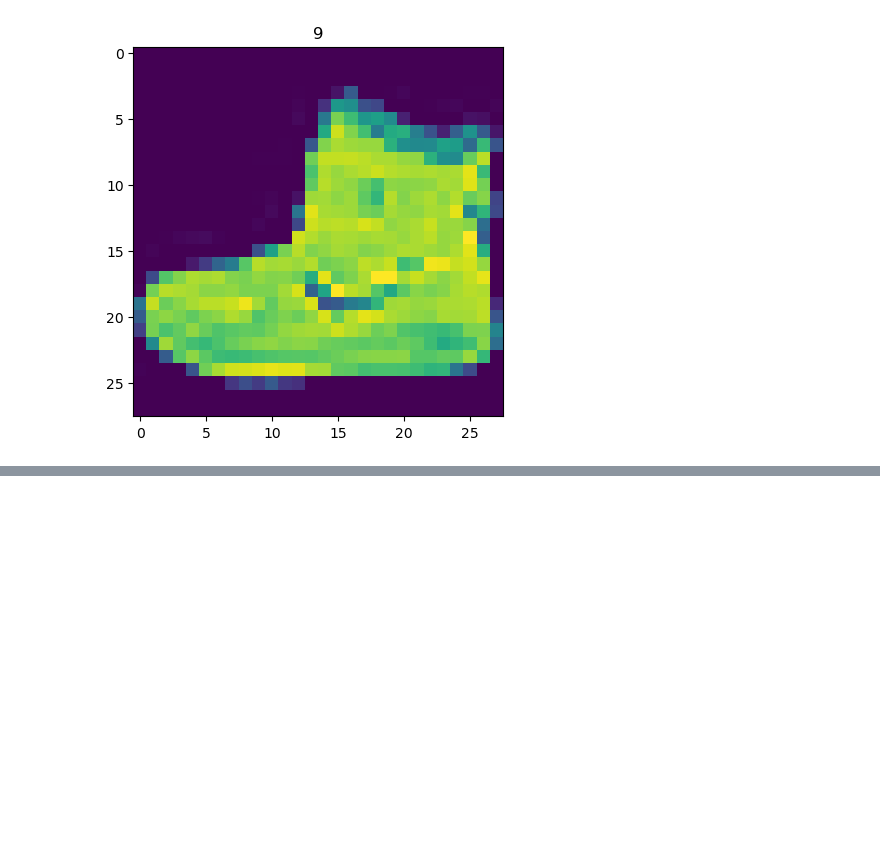
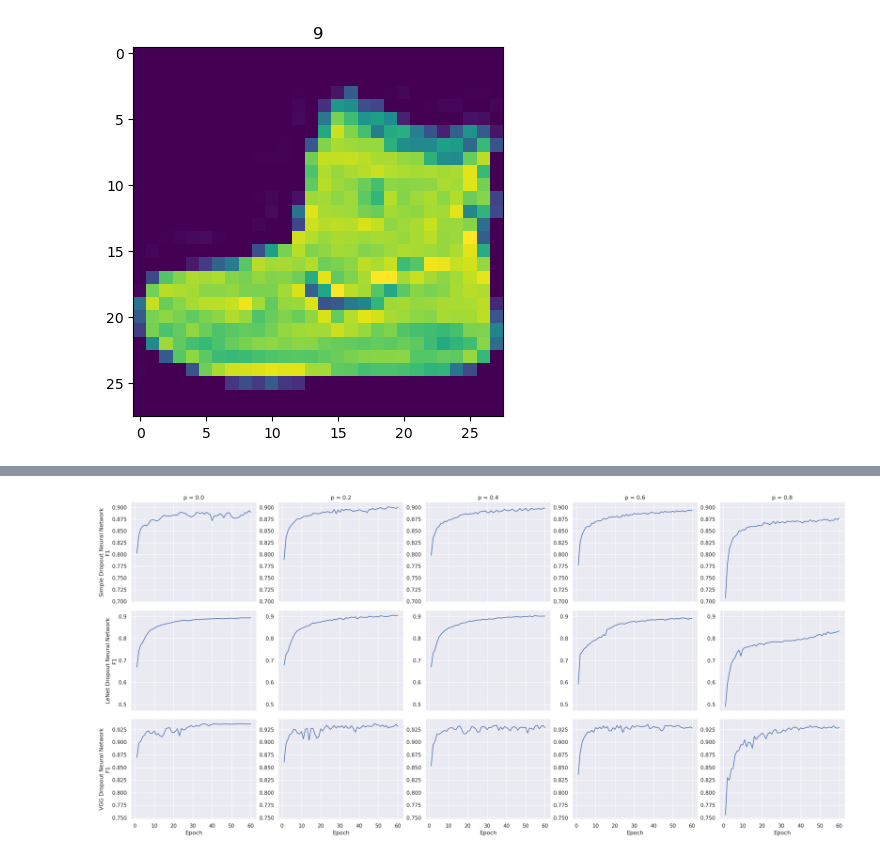
Before and after one commit to PauloFRC/dropout-implementation, a Jupyter notebook: src/notebooks/validate.ipynb, the cells around one changed output, grey strips where cells are left out. Cells and saved outputs as stored; diff of their text form; code cells hidden in the pictures; blank space fills up the shorter version.

```diff
--- a/src/notebooks/validate.ipynb
+++ b/src/notebooks/validate.ipynb
@@ -353,0 +172,4 @@ drop {'loss': [0.6696094115575154, 0.2787672966718674, 0.2080859884619713, 0.174
+# %%
+plot_dropout_histories(results, metric="f1")
+# %% [output]
+[figure, added]
```
Also changed, not shown: parts of 28 cells of this notebook, 7 other files.
